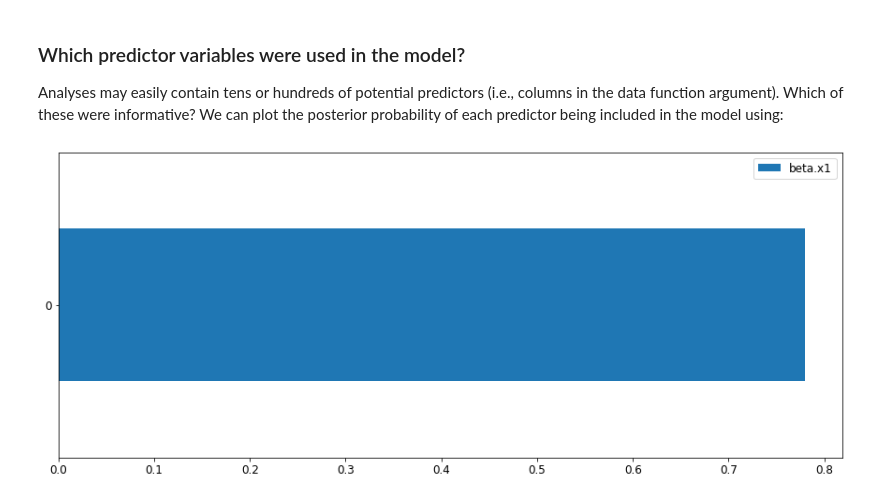
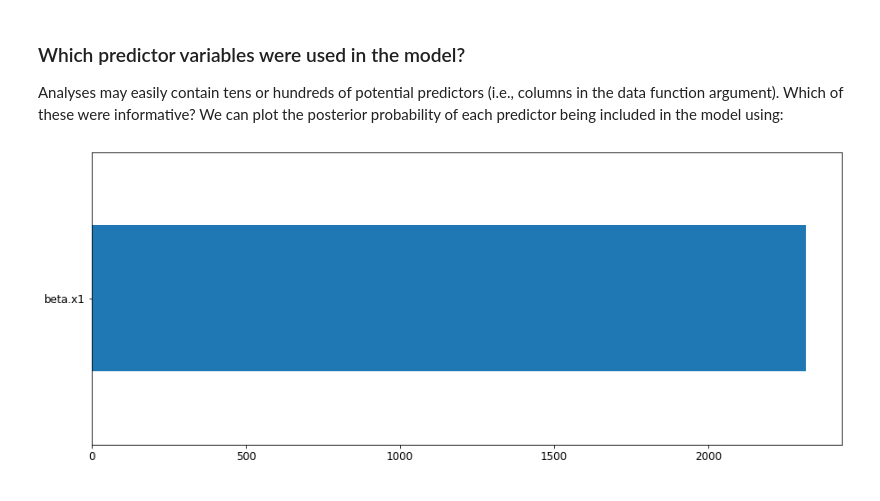
Before and after one commit to jamalsenouci/causalimpact, a Jupyter notebook: GettingStarted.ipynb, the cells around one changed output. Cells and saved outputs as stored; diff of their text form; code cells hidden in the pictures.

```diff
--- a/GettingStarted.ipynb
+++ b/GettingStarted.ipynb
@@ -140,8 +121,9 @@ Remember, once again, that all of the above inferences depend critically on the
 It is often more natural to feed a time-series object into `CausalImpact()` rather than a data frame. For example, we might create a `data` variable as follows:
 # %%
 date_range = pd.date_range(start="2014-01-01", periods=100)
-data.index = date_range
-data.head()
+ts_data = data.copy()
+ts_data.index = date_range
+ts_data.head()
 # %% [output]
 |  | y | x1 |
 | 2014-01-01 | 121.308920 | 101.463374 |
@@ -157,5 +139,2 @@ post_period = [pd.to_datetime(date) for date in ["2014-03-13", "2014-04-10"]]
 # %% [markdown]
 As a result, the x-axis of the plot shows time points instead of indices:
-# %%
-impact = CausalImpact(data, pre_period, post_period)
-impact.run()
@@ -239,8 +221,8 @@ intervention.
 
 So far, we've simply let the package decide how to construct a time-series model for the available data. However, there are several options that allow us to gain a little more control over this process. These options are passed into `model_args` as individual list elements, for example:
 # %%
-impact = CausalImpact(data, pre_period, post_period, model_args={"niter":5000, "nseasons":7})
-impact.run()
+ts_impact = CausalImpact(data, pre_period, post_period, model_args={"nseasons":7})
+ts_impact.run()
 # %% [output]
 RUNNING THE L-BFGS-B CODE
 
@@ -391,10 +392,16 @@ impact.model.plot_components()
 ### Which predictor variables were used in the model?
 Analyses may easily contain tens or hundreds of potential predictors (i.e., columns in the data function argument). Which of these were informative? We can plot the posterior probability of each predictor being included in the model using:
 # %%
-# TODO: below is not quite the answer but it's getting there
-df = pd.DataFrame(impact.model.params).T
-df.columns = impact.model.param_names
-betas = [column for column in df.columns if column.startswith("beta")]
-df.loc[:, betas].plot(kind="barh");
+# TODO: something like this
+params = pd.DataFrame(impact.model.results.params).T
+params.columns = impact.model.results.param_names
+betas = [column for column in params.columns if column.startswith("beta")]
+beta_params = params.loc[:, betas]
+# exogenous data for the post period
+exog_post = data.iloc[post_period[0]:, 1:]
+
+contribution = np.dot(exog_post, beta_params)
+contribution = pd.DataFrame(contribution, columns=betas).sum(axis=0)
+contribution.plot(kind="barh");
 # %% [output]
-[figure, old version]
+[figure, new version]
```
Also changed, not shown: parts of 27 cells of this notebook, 16 other files.
